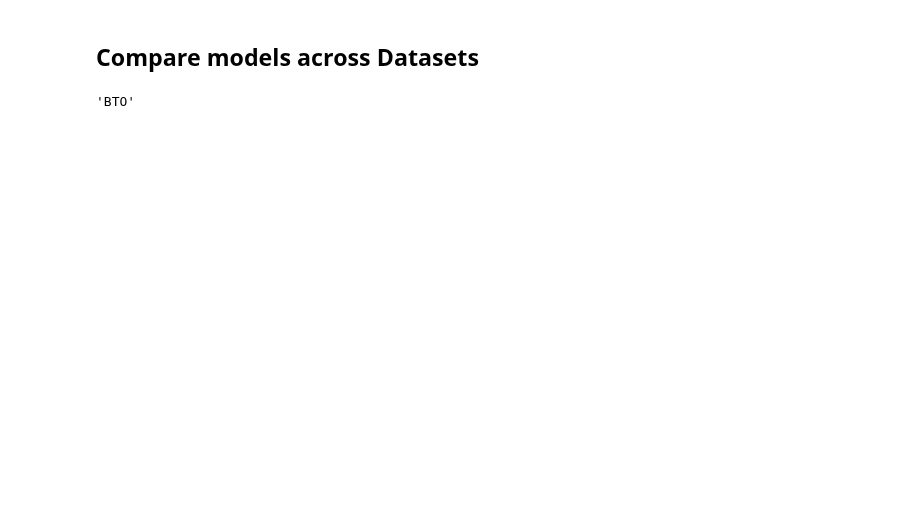
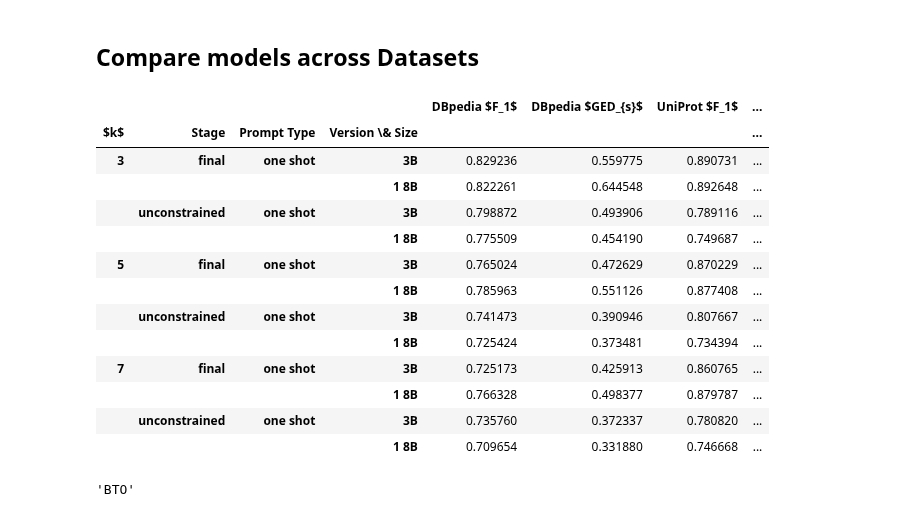
Before and after one commit to hereditary-eu/OnSET, a Jupyter notebook: exploration/querying/result-parse.ipynb, the cells around one changed output. Drawn from its saved outputs; the diff is of its cells as text; code cells hidden in the pictures; blank space fills up the shorter version.

```diff
--- a/exploration/querying/result-parse.ipynb
+++ b/exploration/querying/result-parse.ipynb
@@ -208,17 +212,23 @@ grouped_query_gen_compare
 # %% [markdown]
 ## Compare models across Datasets
 # %%
-datasets = ["DBpedia", "UniProt"]
+datasets = ["DBpedia", "UniProt", "BTO"]
 grouped_dfs = {}
 for dataset in datasets:
     model_compare = df_clean[df_clean["cfg_name"].str.strip() == dataset]
-    grouped_model_compare = model_compare.groupby(["n_nodes", "prompt_type", "model"])[
-        ["f1_score", "normed_ged"]
-    ].mean()
+    grouped_model_compare = model_compare.groupby(
+        ["n_nodes", "stage", "prompt_type", "model"]
+    )[["f1_score", "normed_ged"]].mean()
     grouped_model_compare = grouped_model_compare.rename(
         columns=column_map
     ).rename_axis(
-        [column_map["n_nodes"], column_map["prompt_type"], column_map["model"]], axis=0
+        [
+            column_map["n_nodes"],
+            column_map["stage"],
+            column_map["prompt_type"],
+            column_map["model"],
+        ],
+        axis=0,
     )
     grouped_dfs[dataset] = grouped_model_compare
     with open(f"tables/compare_model_{dataset}.tex", "w") as f:
@@ -233,8 +243,14 @@ for dataset in datasets:
 merged_grouped = pd.merge(
     grouped_dfs["DBpedia"],
     grouped_dfs["UniProt"],
-    on=["$k$", "Prompt Type", "Version \\& Size"],
-    suffixes=tuple([f"_{dataset}" for dataset in datasets]),
+    on=["$k$", "Stage", "Prompt Type", "Version \\& Size"],
+    suffixes=tuple([f"_{dataset}" for dataset in datasets[:2]]),
+)
+merged_grouped = pd.merge(
+    merged_grouped,
+    grouped_dfs["BTO"],
+    on=["$k$", "Stage", "Prompt Type", "Version \\& Size"],
+    suffixes=("", f"_{datasets[2]}"),
 )
 rename_map = {f"$F_1$_{dataset}": f"{dataset} $F_1$" for dataset in datasets} | {
     f"$GED_{{s}}$_{dataset}": f"{dataset} $GED_{{s}}$" for dataset in datasets
@@ -251,6 +267,23 @@ with open("tables/compare_model_merged.tex", "w") as f:
             label="tab:compare_model_merged",
         )
     )
+# %%
+merged_grouped
+# %% [output]
+|  |  |  |  | DBpedia $F_1$ | DBpedia $GED_{s}$ | UniProt $F_1$ | ... |
+| $k$ | Stage | Prompt Type | Version \& Size |  |  |  | ... |
+| 3 | final | one shot | 3B | 0.829236 | 0.559775 | 0.890731 | ... |
+|  |  |  | 1 8B | 0.822261 | 0.644548 | 0.892648 | ... |
+|  | unconstrained | one shot | 3B | 0.798872 | 0.493906 | 0.789116 | ... |
+|  |  |  | 1 8B | 0.775509 | 0.454190 | 0.749687 | ... |
+| 5 | final | one shot | 3B | 0.765024 | 0.472629 | 0.870229 | ... |
+|  |  |  | 1 8B | 0.785963 | 0.551126 | 0.877408 | ... |
+|  | unconstrained | one shot | 3B | 0.741473 | 0.390946 | 0.807667 | ... |
+|  |  |  | 1 8B | 0.725424 | 0.373481 | 0.734394 | ... |
+| 7 | final | one shot | 3B | 0.725173 | 0.425913 | 0.860765 | ... |
+|  |  |  | 1 8B | 0.766328 | 0.498377 | 0.879787 | ... |
+|  | unconstrained | one shot | 3B | 0.735760 | 0.372337 | 0.780820 | ... |
+|  |  |  | 1 8B | 0.709654 | 0.331880 | 0.746668 | ... |
 # %%
 dataset
 # %% [output]
```
Also changed, not shown: parts of 11 cells of this notebook, 23 other files.
